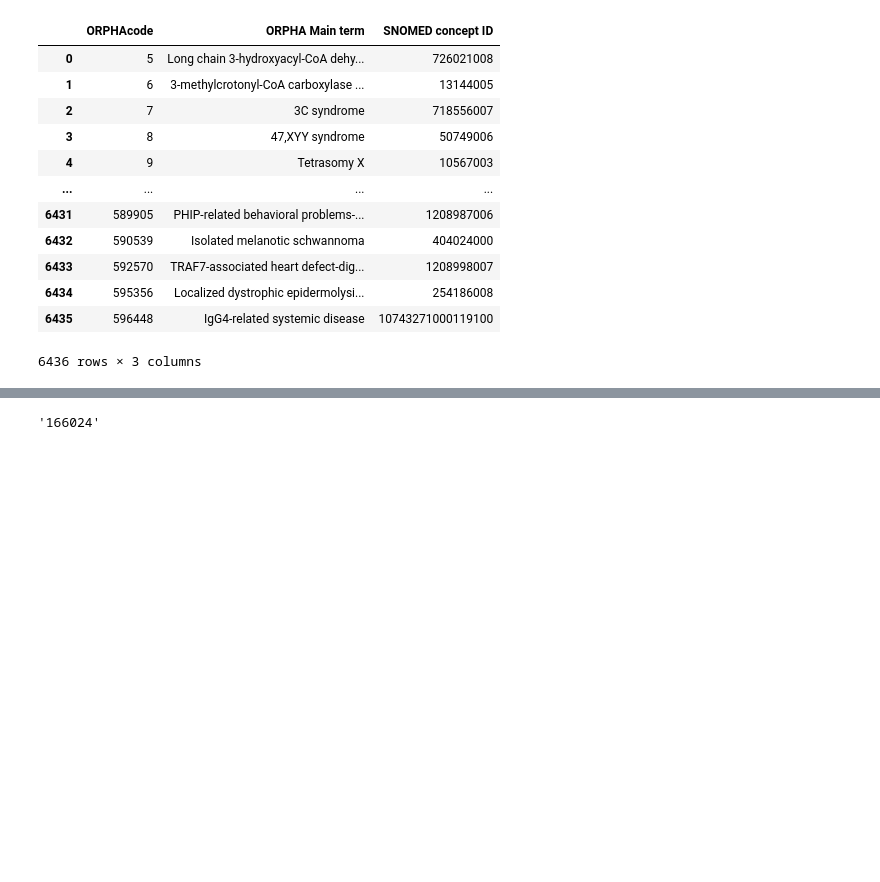
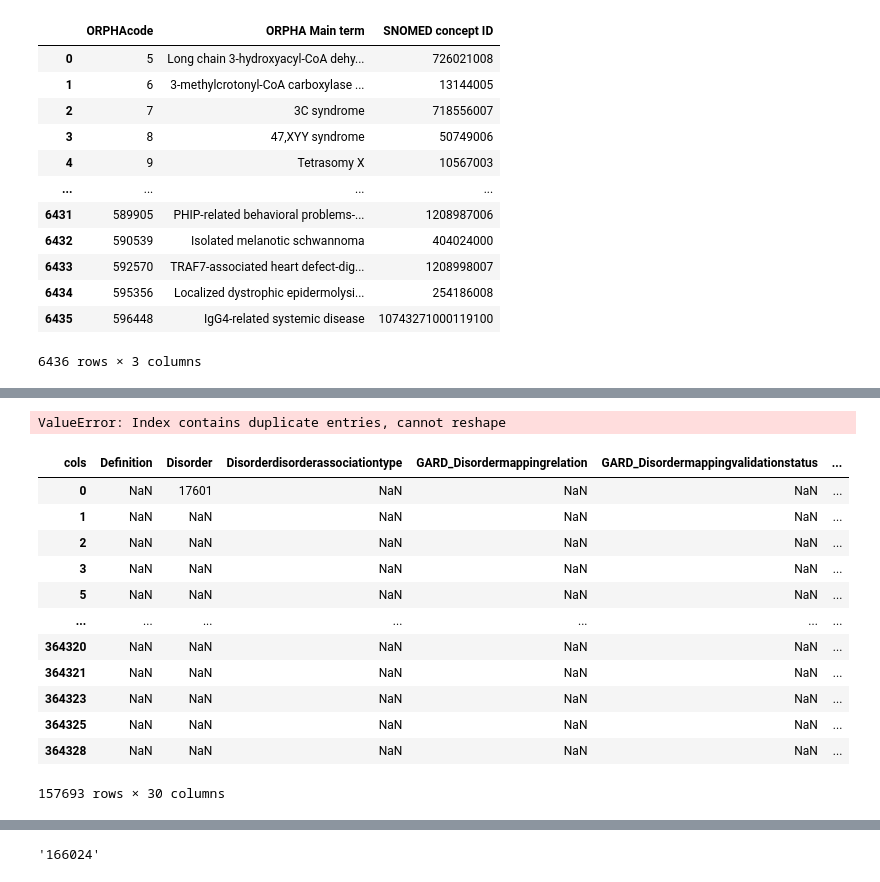
Before and after one commit to Ale9806/SIMPLLM, a Jupyter notebook: Debug/Developer - Rare disease analysis.ipynb, the cells around one changed output, grey strips where cells are left out. Cells and saved outputs as stored; diff of their text form; code cells hidden in the pictures; blank space fills up the shorter version.

```diff
--- a/Debug/Developer - Rare disease analysis.ipynb
+++ b/Debug/Developer - Rare disease analysis.ipynb
@@ -142,0 +189,20 @@ test[:20]
+# %%
+test2 = pd.pivot(test,  index='disease_id', columns='cols', values='data')
+# %% [output]
+ValueError: Index contains duplicate entries, cannot reshape
+# %%
+test2
+# %% [output]
+| cols | Definition | Disorder | Disorderdisorderassociationtype | GARD_Disordermappingrelation | GARD_Disordermappingvalidationstatus | ... |
+| 0 | NaN | 17601 | NaN | NaN | NaN | ... |
+| 1 | NaN | NaN | NaN | NaN | NaN | ... |
+| 2 | NaN | NaN | NaN | NaN | NaN | ... |
+| 3 | NaN | NaN | NaN | NaN | NaN | ... |
+| 5 | NaN | NaN | NaN | NaN | NaN | ... |
+| ... | ... | ... | ... | ... | ... | ... |
+| 364320 | NaN | NaN | NaN | NaN | NaN | ... |
+| 364321 | NaN | NaN | NaN | NaN | NaN | ... |
+| 364323 | NaN | NaN | NaN | NaN | NaN | ... |
+| 364325 | NaN | NaN | NaN | NaN | NaN | ... |
+| 364328 | NaN | NaN | NaN | NaN | NaN | ... |
+157693 rows × 30 columns
```
Also changed, not shown: parts of 10 cells of this notebook.
